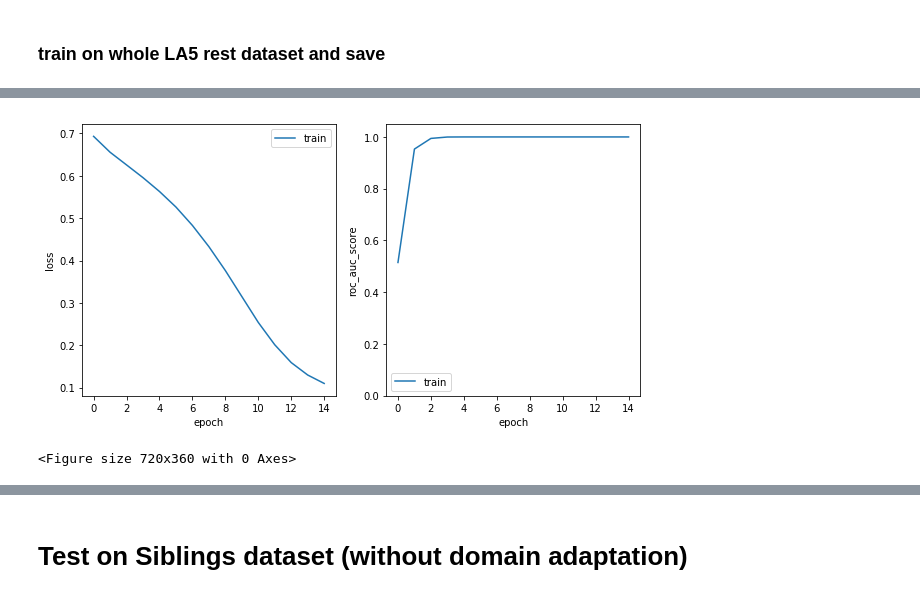
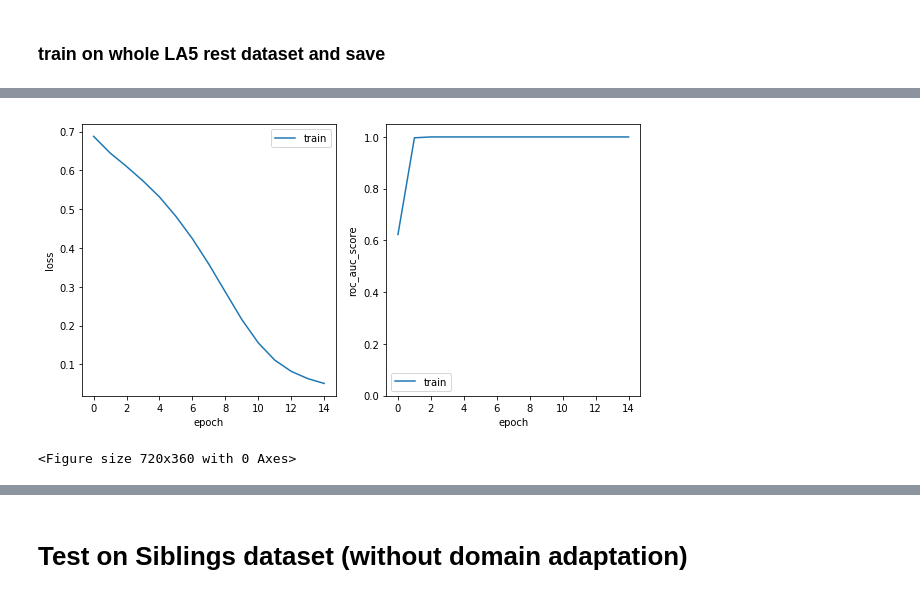
Before and after one commit to rakhimovv/mri-domain-adaptation, a Jupyter notebook: base_fmri.ipynb, the cells around one changed output, grey strips where cells are left out. Saved outputs shown, nothing was run; the diff lists cells and outputs as text; code cells hidden in the pictures.

```diff
--- a/base_fmri.ipynb
+++ b/base_fmri.ipynb
@@ -135,12 +139,13 @@ val roc_auc_score std: 0.09398610046233151
 # %%
 model_save_path = "./models/conv_lstm_pretrained_la5.pth"
 # %%
+%%time
 model, optimizer = create_model_opt()
 metric = roc_auc_score
 train_idx = np.arange(len(la5_rest_dataset))
 np.random.seed(0)
 np.random.shuffle(train_idx)
-train_idx = routine.stratified_batch_indices(train_idx, la5_rest_dataset.labels)
+train_idx = routine.stratified_batch_indices(train_idx, la5_rest_dataset.labels[train_idx])
 train_loader = DataLoader(Subset(la5_rest_dataset, train_idx),
                           shuffle=False,
                           batch_size=10,
@@ -152,3 +157,3 @@ Epoch 15 of 15 took 74.942s
   training roc_auc_score:                       1.00
-[figure, old version]
+[figure, new version]
 <Figure size 720x360 with 0 Axes>
```
Also changed, not shown: parts of 6 cells of this notebook, 4 other files.
